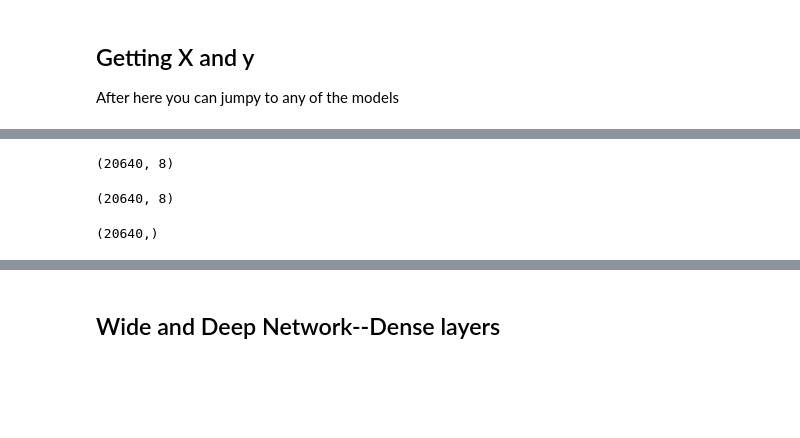
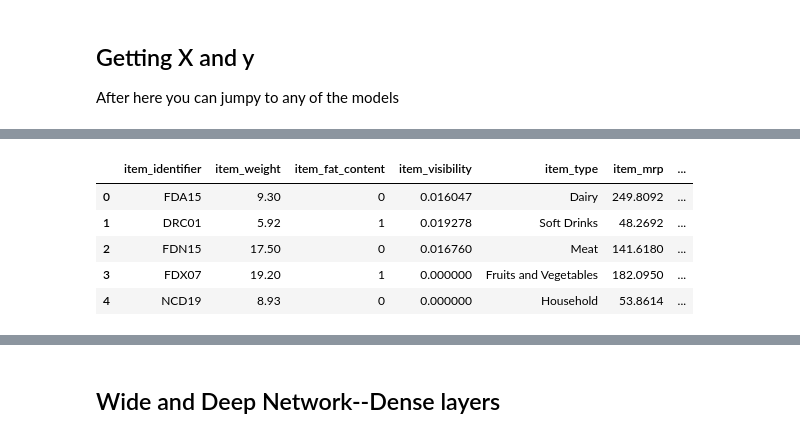
Before and after one commit to harnalashok/deeplearning, a Jupyter notebook: Enginerring_using_keras_Functional_API.ipynb, the cells around one changed output, grey strips where cells are left out. Drawn from its saved outputs; the diff is of its cells as text; code cells hidden in the pictures; blank space fills up the shorter version.

```diff
--- a/Enginerring_using_keras_Functional_API.ipynb
+++ b/Enginerring_using_keras_Functional_API.ipynb
@@ -61,0 +116,3 @@ sklearn.utils.Bunch
+# %%
+data['item_weight'] = data['item_weight'].fillna(value = data['item_weight'].median())
+data['outlet_size'] = data['outlet_size'].fillna(value = 'Small')
@@ -61,0 +135,14 @@ sklearn.utils.Bunch
+# %%
+data['item_fat_content'] = data['item_fat_content'].map({"Low Fat" : 0, "low fat" : 0, "Regular": 1})
+data['outlet_size'] = data['outlet_size'].map({"Medium" : 1, "Small" : 0, "High" : 2})
+data['outlet_type'] = data['outlet_type'].map({'Supermarket Type1': 0, 'Supermarket Type2' : 1, 'Supermarket Type3' : 2, 'Grocery Store' : 3})
+data['outlet_location_type'] = data['outlet_location_type'].map({'Tier 1' : 0, 'Tier 2': 1, "Tier 3": 2})
+# %%
+data.head()
+# %% [output]
+|  | item_identifier | item_weight | item_fat_content | item_visibility | item_type | item_mrp | ... |
+| 0 | FDA15 | 9.30 | 0 | 0.016047 | Dairy | 249.8092 | ... |
+| 1 | DRC01 | 5.92 | 1 | 0.019278 | Soft Drinks | 48.2692 | ... |
+| 2 | FDN15 | 17.50 | 0 | 0.016760 | Meat | 141.6180 | ... |
+| 3 | FDX07 | 19.20 | 1 | 0.000000 | Fruits and Vegetables | 182.0950 | ... |
+| 4 | NCD19 | 8.93 | 0 | 0.000000 | Household | 53.8614 | ... |
@@ -62,14 +151,10 @@ sklearn.utils.Bunch
 # %%
 # 2.1 Seperate X,y
-X = housing.data
-y = housing.target
-X.shape   # (20640, 8)
+y = data.pop('item_outlet_sales')
+X1 = data.pop('item_identifier')
+X = data
-# %% [output]
-(20640, 8)
 # %%
 # 2.1.1
 X.shape
+X1.shape
 y.shape
-# %% [output]
-(20640, 8)
-(20640,)
```
Also changed, not shown: parts of 14 cells of this notebook.
